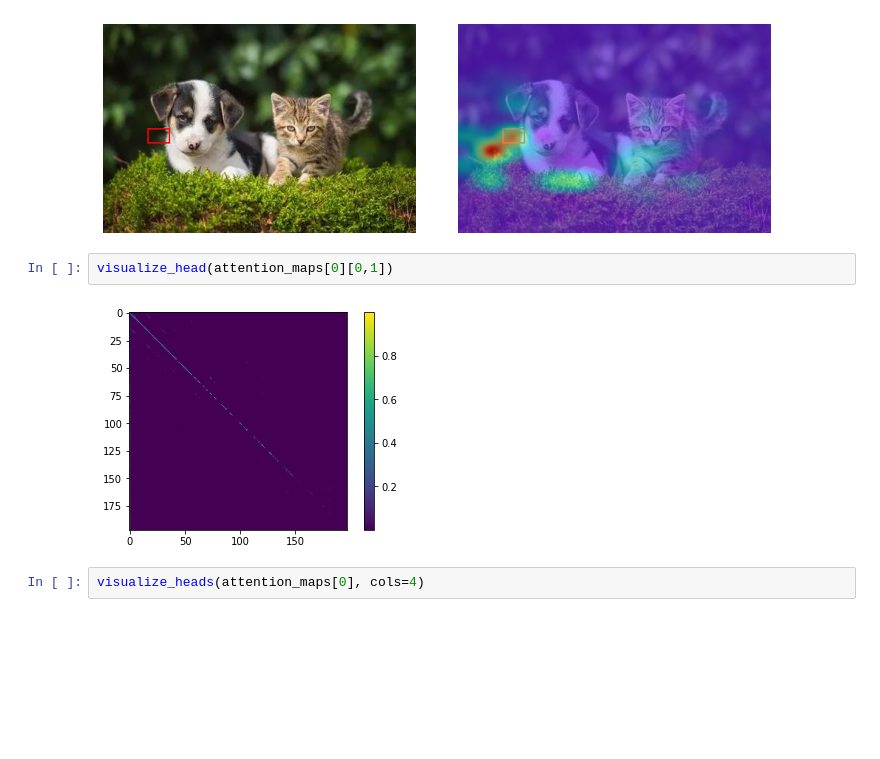
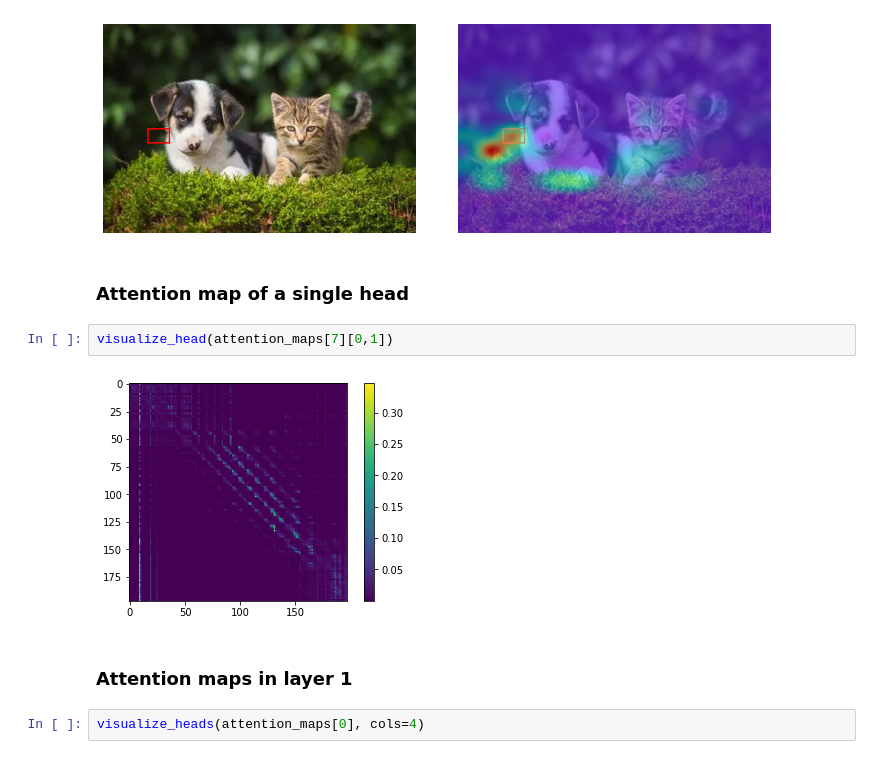
Before and after one commit to luo3300612/Visualizer, a Jupyter notebook: demo.ipynb, the cells around one changed output. Saved outputs shown, nothing was run; the diff lists cells and outputs as text; blank space fills up the shorter version.

```diff
--- a/demo.ipynb
+++ b/demo.ipynb
@@ -219,10 +226,14 @@ visualize_grid_to_grid_with_cls(attention_maps[5][0,4,:,:], 127, image)
 visualize_grid_to_grid(attention_maps[3][0,0,1:,1:], 100, image)
 # %% [output]
 [figure]
+# %% [markdown]
+### Attention map of a single head
 # %%
-visualize_head(attention_maps[0][0,1])
+visualize_head(attention_maps[7][0,1])
 # %% [output]
-[figure, old version]
+[figure, new version]
+# %% [markdown]
+### Attention maps in layer 1
 # %%
 visualize_heads(attention_maps[0], cols=4)
 # %% [output]
```
Also changed, not shown: parts of 15 cells of this notebook, 1 other file.
